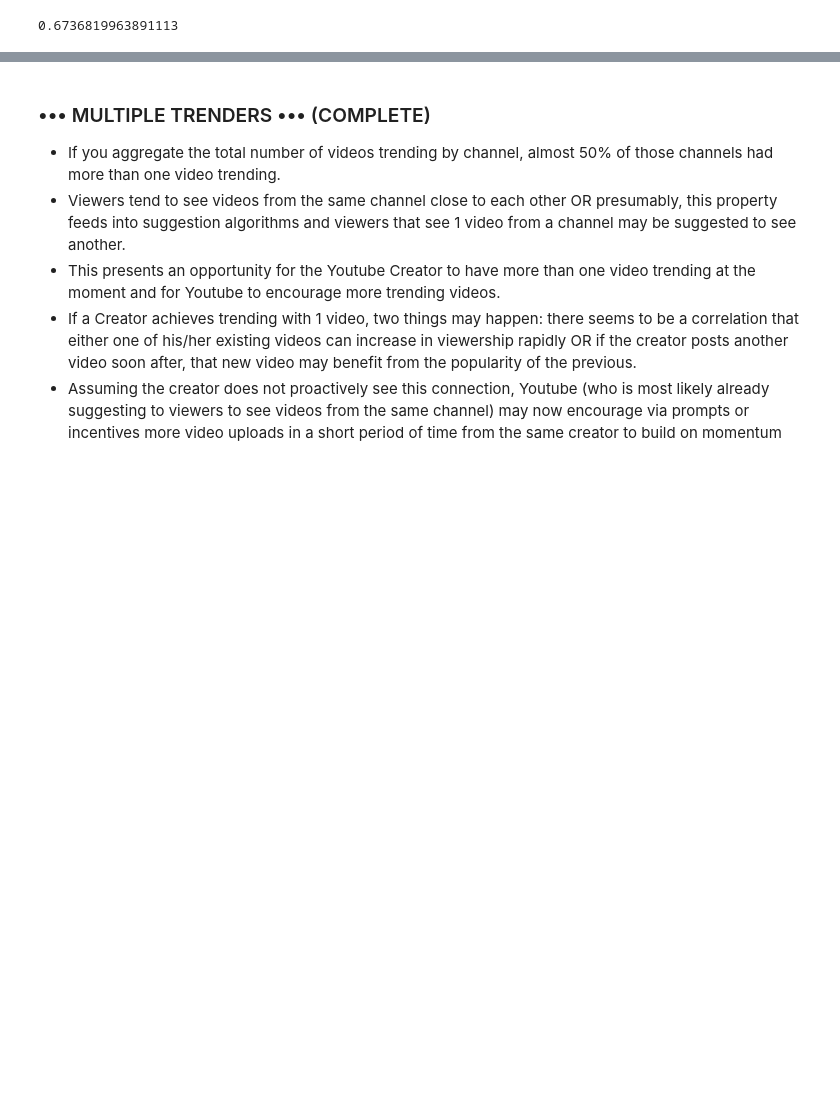
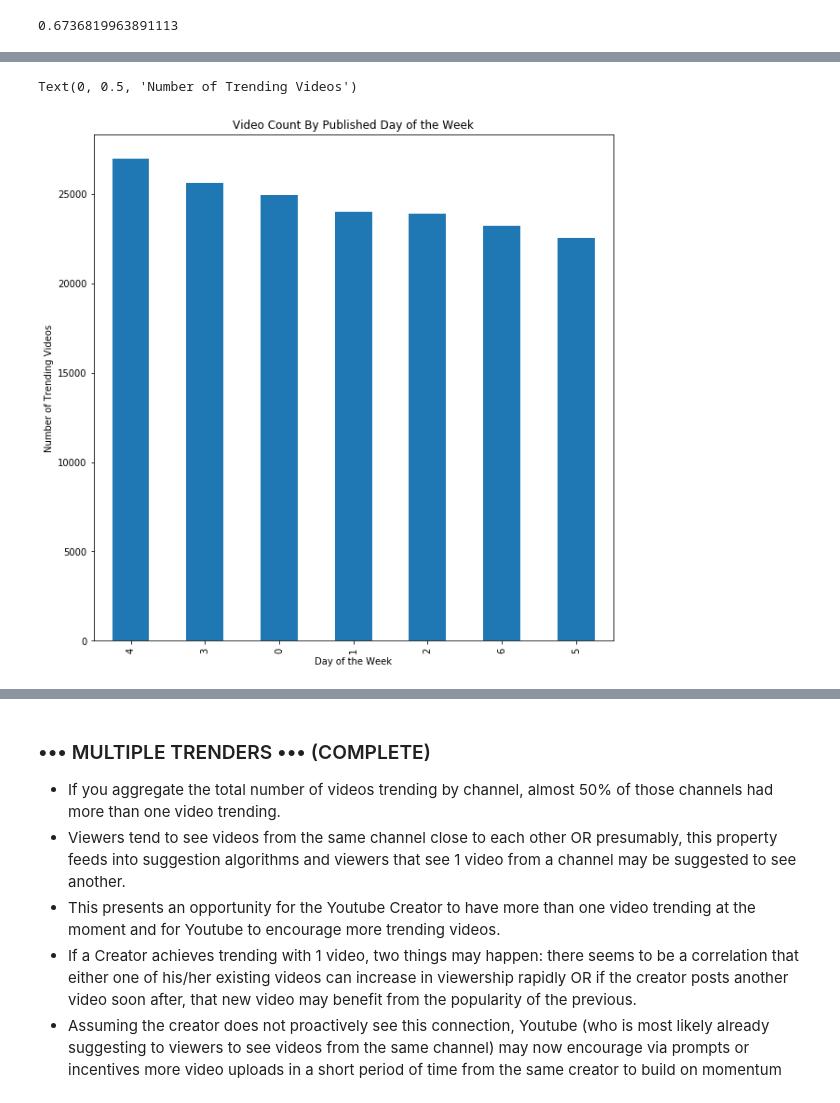
Before and after one commit to rachelleperez/Youtube-Trending, a Jupyter notebook: YoutubeTrendingVideos.ipynb, the cells around one changed output, grey strips where cells are left out. Drawn from its saved outputs; the diff is of its cells as text; code cells hidden in the pictures; blank space fills up the shorter version.

Commit message:
Column Publish Day Added + Publish Day Initial Findings

```diff
--- a/YoutubeTrendingVideos.ipynb
+++ b/YoutubeTrendingVideos.ipynb
@@ -467,0 +468,4 @@ len(df4)
+# %%
+df['publish_day'] = None
+# %%
+df['publish_day'] = df['publish_timestamp'].dt.dayofweek
@@ -467,0 +492,6 @@ len(df4)
+# %%
+### Failed attempt to rename the column
+
+for x in df['publish_day']:
+    if x == 6:
+        df['publish_day'][x] = 'Sunday'
@@ -467,0 +507,3 @@ len(df4)
+# %%
+publish_day_count = df['publish_day'].value_counts()
+print(publish_day_count)
@@ -467,0 +519,13 @@ len(df4)
+# %%
+# Bar Plot by Publish Date of the week
+# 0 = Mon, 1 = Tues, 2 = Wed, 3 = Thurs, 4 = Fri, 5 = Sat, 6 = Sun
+
+fig = plt.figure(figsize=(10,10))
+ax = fig.gca()
+publish_day_count.plot(kind = 'bar', ax = ax)
+ax.set_title('Video Count By Published Day of the Week') # Give the plot a main title
+ax.set_xlabel('Day of the Week') # Set text for the x axis
+ax.set_ylabel('Number of Trending Videos')# Set text for y axis
+# %% [output]
+Text(0, 0.5, 'Number of Trending Videos')
+[figure, added]
```
Also changed, not shown: parts of 12 cells of this notebook.
